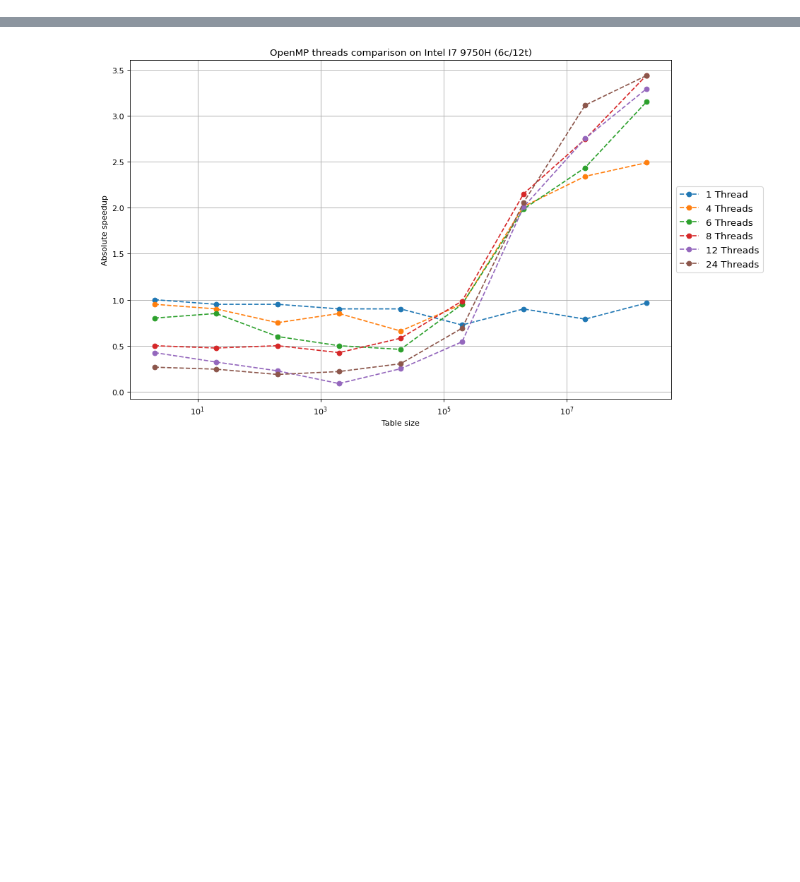
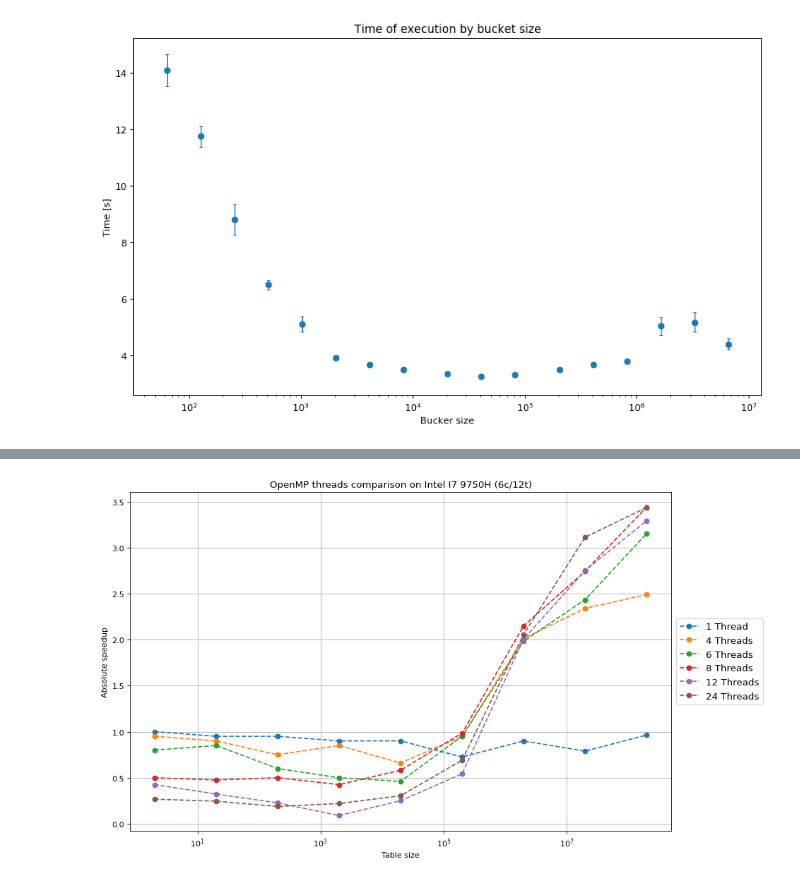
Before and after one commit to matix522/mpr_opnemp, a Jupyter notebook: notebook.ipynb, the cells around one changed output, grey strips where cells are left out. Cells and saved outputs as stored; diff of their text form; code cells hidden in the pictures; blank space fills up the shorter version.

```diff
--- a/notebook.ipynb
+++ b/notebook.ipynb
@@ -4,0 +116,4 @@ import numpy as np
+# %%
+plot_bucket_times(df2)
+# %% [output]
+[figure, added]
```
Also changed, not shown: parts of 13 cells of this notebook, 3 other files.
